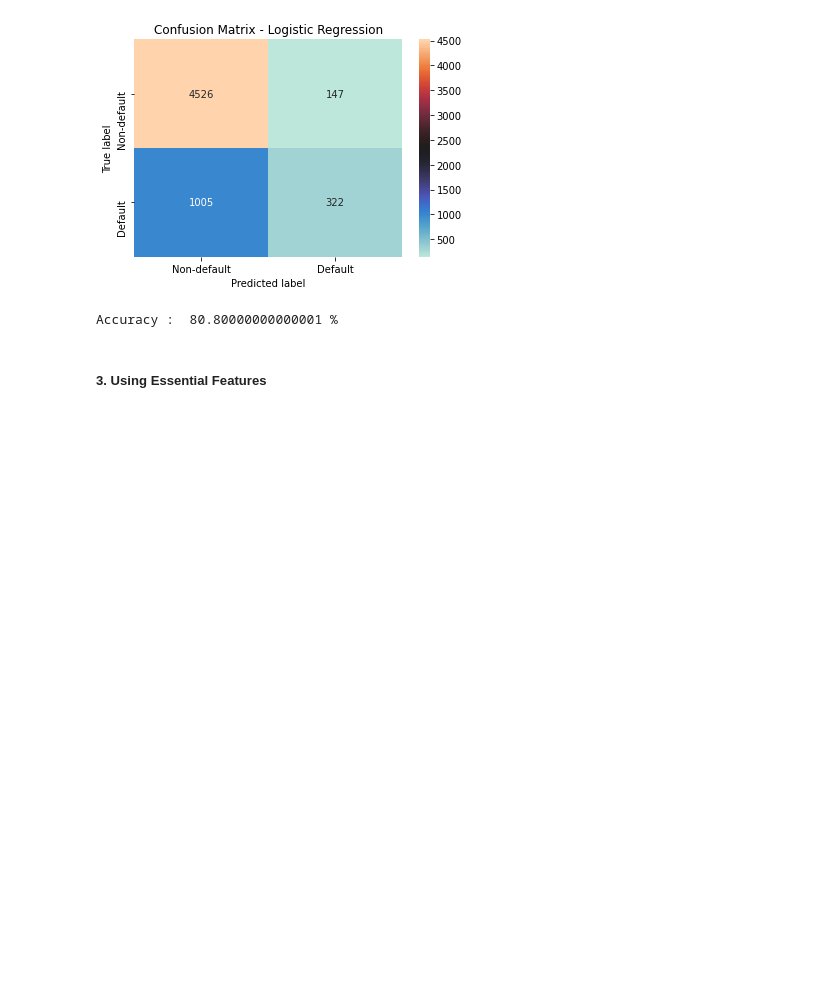
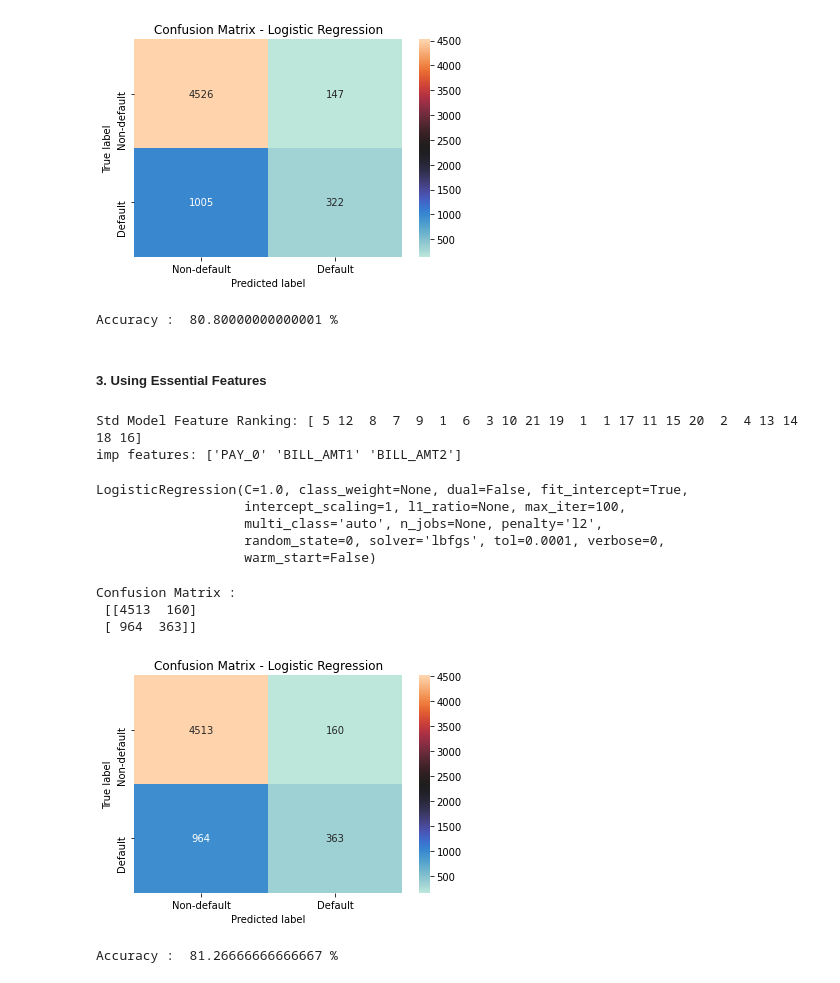
Before and after one commit to pranjal0207/credit-worthiness-of-customer, a Jupyter notebook: Credit_Worthiness_of_customer.ipynb, the cells around one changed output. Cells and saved outputs as stored; diff of their text form; code cells hidden in the pictures; blank space fills up the shorter version.

Commit message:
logistic regression (imp features) added

```diff
--- a/Credit_Worthiness_of_customer.ipynb
+++ b/Credit_Worthiness_of_customer.ipynb
@@ -234,0 +253,42 @@ Accuracy :  80.80000000000001 %
+# %%
+feature_names = np.array(x.columns)
+print("Std Model Feature Ranking:", fit_stand.ranking_)
+print('imp features:', feature_names[rfe_stand.support_])
+# %% [output]
+Std Model Feature Ranking: [ 5 12  8  7  9  1  6  3 10 21 19  1  1 17 11 15 20  2  4 13 14 18 16]
+imp features: ['PAY_0' 'BILL_AMT1' 'BILL_AMT2']
+# %%
+ximp = x[['PAY_0', 'BILL_AMT1', 'BILL_AMT2']]
+x_imp_train, x_imp_test, y_imp_train, y_imp_test = train_test_split(ximp, y, test_size=0.2, stratify=y, random_state=42)
+
+x_imp_train = sc_x.fit_transform(x_imp_train)
+x_imp_test = sc_x.transform(x_imp_test)
+# %%
+classifier.fit(x_imp_train, y_imp_train)
+# %% [output]
+LogisticRegression(C=1.0, class_weight=None, dual=False, fit_intercept=True,
+                   intercept_scaling=1, l1_ratio=None, max_iter=100,
+                   multi_class='auto', n_jobs=None, penalty='l2',
+                   random_state=0, solver='lbfgs', tol=0.0001, verbose=0,
+                   warm_start=False)
+# %%
+y_imp_pred = classifier.predict(x_imp_test)
+# %%
+cm = confusion_matrix(y_imp_test, y_imp_pred)
+print ("Confusion Matrix : \n", cm)
+
+sns.heatmap(cm ,annot=True, cmap="icefire", fmt="d",
+            xticklabels = ['Non-default', 'Default'],
+            yticklabels = ['Non-default', 'Default'])
+plt.ylabel('True label')
+plt.xlabel('Predicted label')
+plt.title("Confusion Matrix - Logistic Regression");
+# %% [output]
+Confusion Matrix :
+ [[4513  160]
+ [ 964  363]]
+[figure, added]
+# %%
+print ("Accuracy : ", accuracy_score(y_imp_test, y_imp_pred)*100, "%")
+# %% [output]
+Accuracy :  81.26666666666667 %
```
Also changed, not shown: parts of 5 cells of this notebook.
